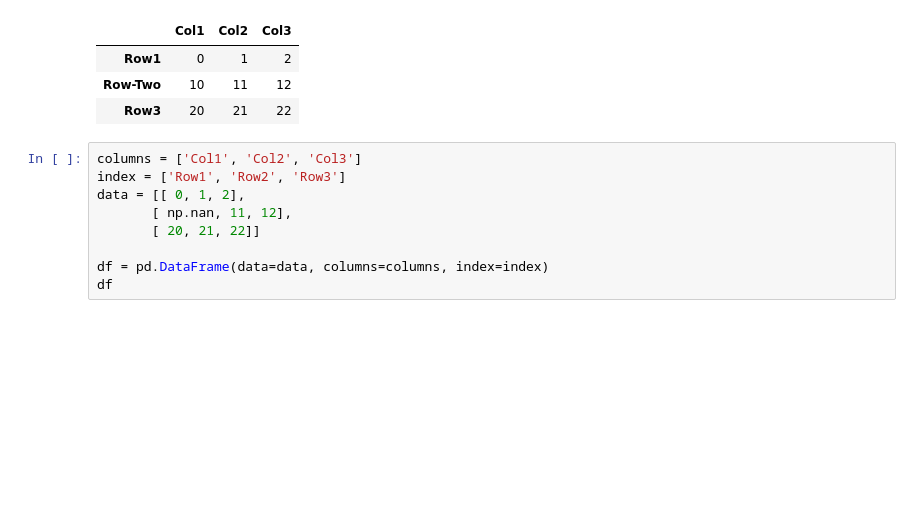
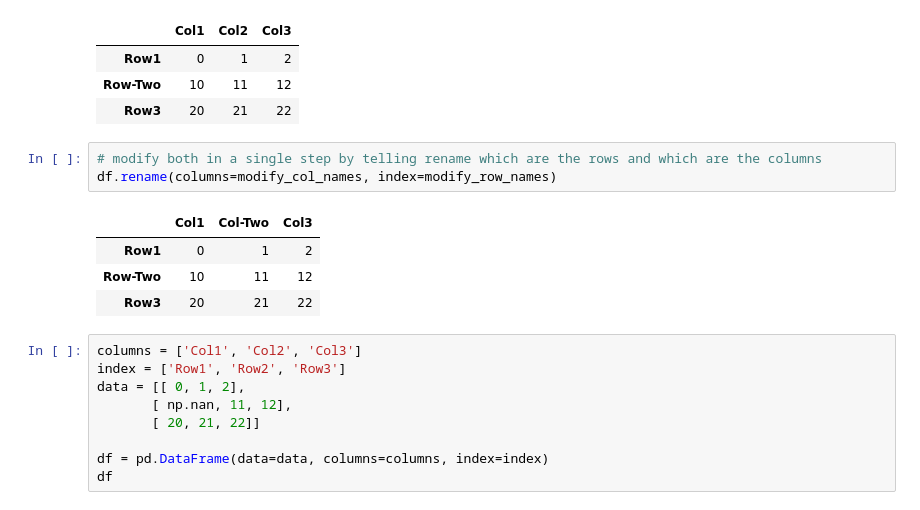
Before and after one commit to sdiehl28/Scikit-Learn-Workflow, a Jupyter notebook: python/Pandas01.ipynb, the cells around one changed output. Drawn from its saved outputs; the diff is of its cells as text; blank space fills up the shorter version.

```diff
--- a/python/Pandas01.ipynb
+++ b/python/Pandas01.ipynb
@@ -975,6 +1025,14 @@ df.rename(modify_row_names, axis='index')
 | Row1 | 0 | 1 | 2 |
 | Row-Two | 10 | 11 | 12 |
 | Row3 | 20 | 21 | 22 |
+# %%
+# modify both in a single step by telling rename which are the rows and which are the columns
+df.rename(columns=modify_col_names, index=modify_row_names)
+# %% [output]
+|  | Col1 | Col-Two | Col3 |
+| Row1 | 0 | 1 | 2 |
+| Row-Two | 10 | 11 | 12 |
+| Row3 | 20 | 21 | 22 |
 # %%
 columns = ['Col1', 'Col2', 'Col3']
 index = ['Row1', 'Row2', 'Row3']
```
Also changed, not shown: parts of 81 cells of this notebook, 4 other files.
